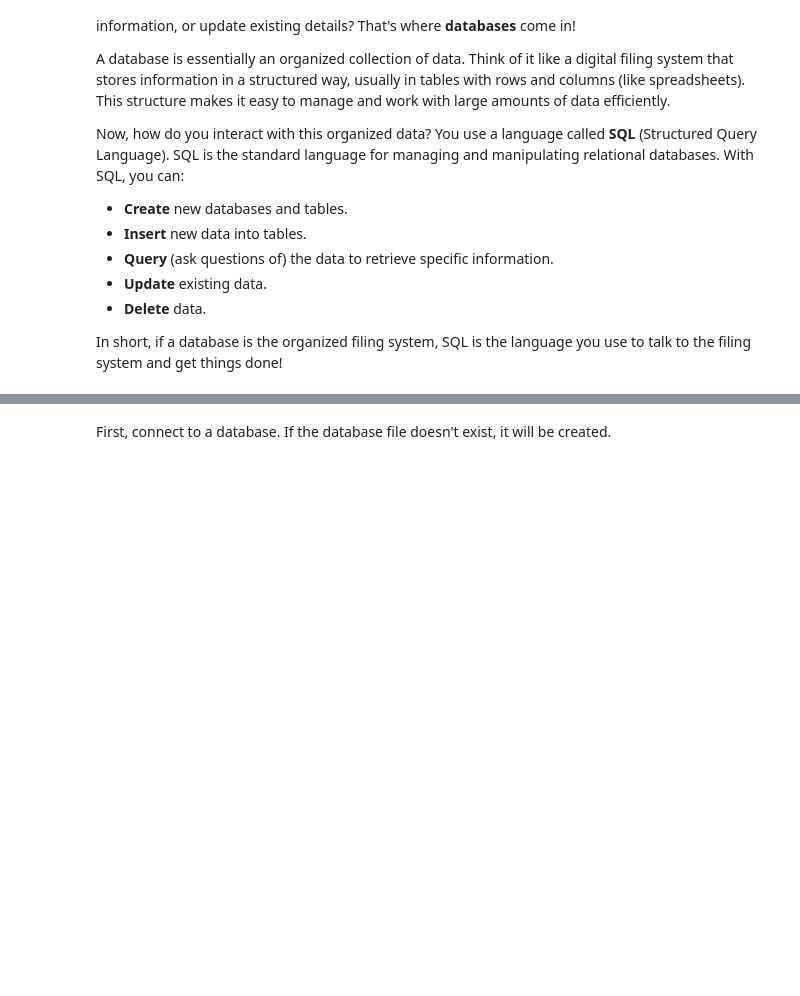
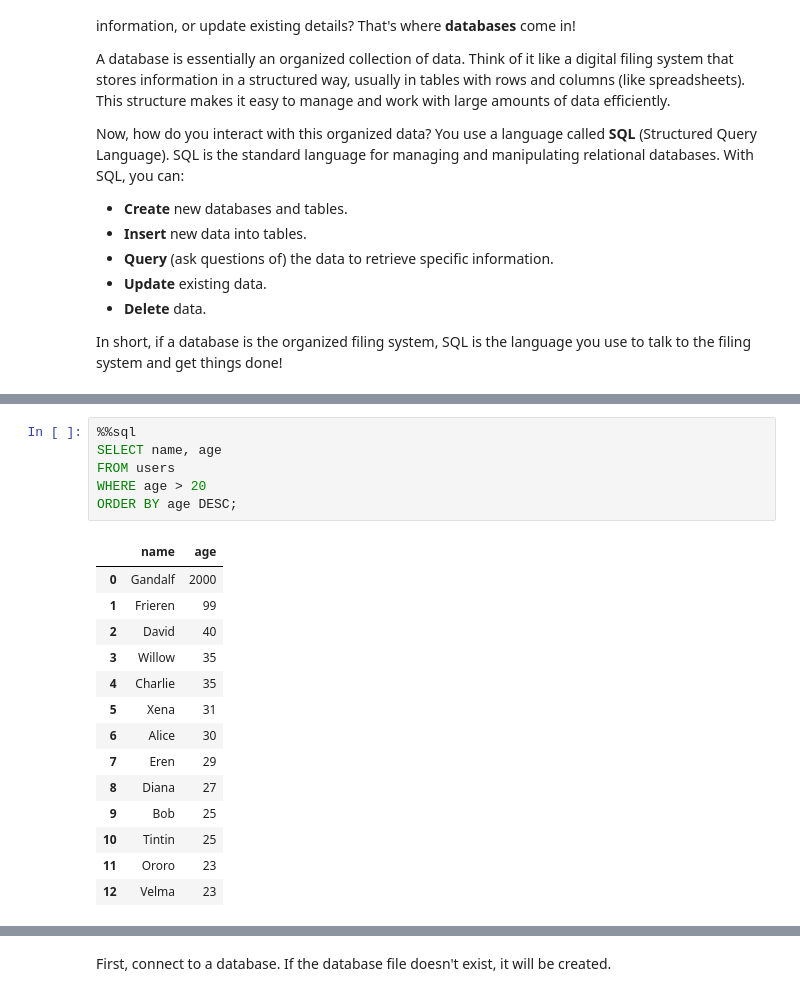
Before and after one commit to JulTob/SQL, a Jupyter notebook: SQL.ipynb, the cells around one changed output, grey strips where cells are left out. Saved outputs shown, nothing was run; the diff lists cells and outputs as text; blank space fills up the shorter version.

```diff
--- a/SQL.ipynb
+++ b/SQL.ipynb
@@ -26,0 +141,21 @@ import pandas as pd
+# %%
+%%sql
+SELECT name, age
+FROM users
+WHERE age > 20
+ORDER BY age DESC;
+# %% [output]
+|  | name | age |
+| 0 | Gandalf | 2000 |
+| 1 | Frieren | 99 |
+| 2 | David | 40 |
+| 3 | Willow | 35 |
+| 4 | Charlie | 35 |
+| 5 | Xena | 31 |
+| 6 | Alice | 30 |
+| 7 | Eren | 29 |
+| 8 | Diana | 27 |
+| 9 | Bob | 25 |
+| 10 | Tintin | 25 |
+| 11 | Ororo | 23 |
+| 12 | Velma | 23 |
```
Also changed, not shown: parts of 18 cells of this notebook.
